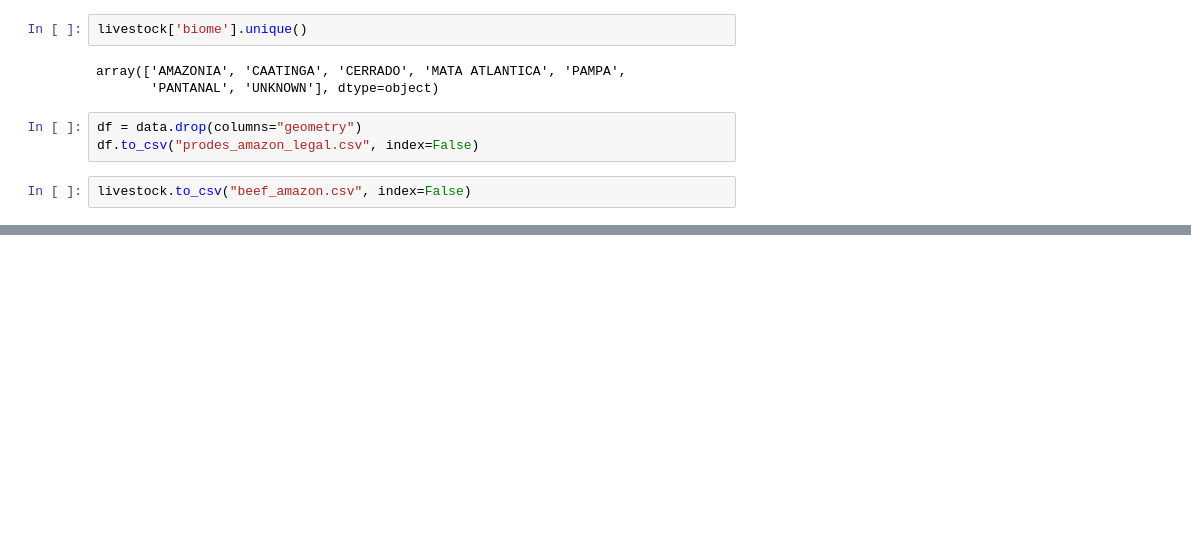
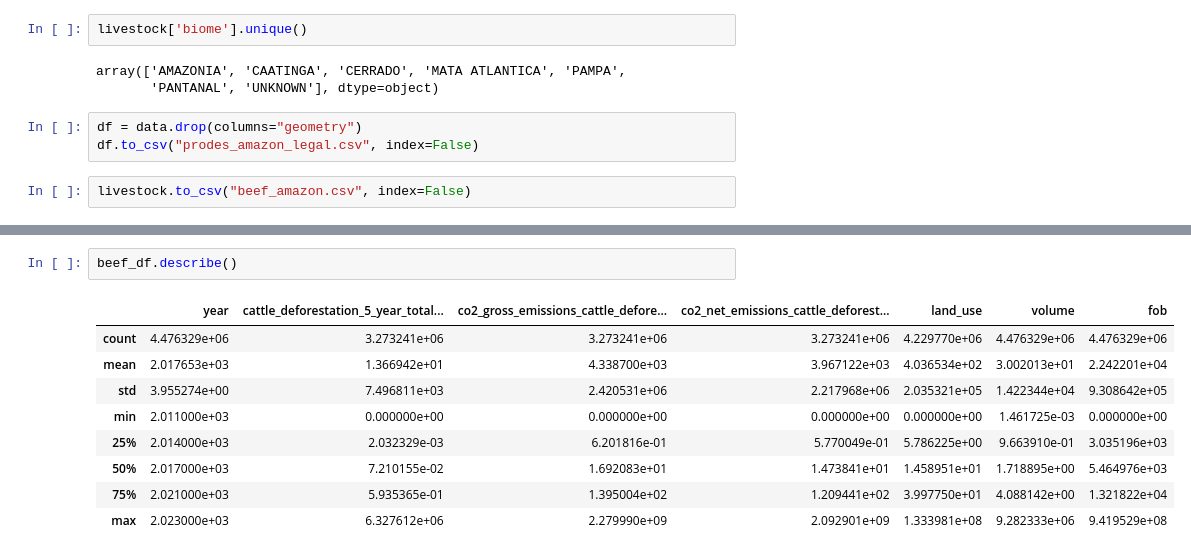
Before and after one commit to 2022171/FinalProject_2022171CarlosAmbrosio, a Jupyter notebook: FinalProject_CapstoneProject_Carlos2022171.ipynb, the cells around one changed output, grey strips where cells are left out. Cells and saved outputs as stored; diff of their text form; blank space fills up the shorter version.

```diff
--- a/FinalProject_CapstoneProject_Carlos2022171.ipynb
+++ b/FinalProject_CapstoneProject_Carlos2022171.ipynb
@@ -50,0 +256,12 @@ livestock.to_csv("beef_amazon.csv", index=False)
+# %%
+beef_df.describe()
+# %% [output]
+|  | year | cattle_deforestation_5_year_total... | co2_gross_emissions_cattle_defore... | co2_net_emissions_cattle_deforest... | land_use | volume | fob |
+| count | 4.476329e+06 | 3.273241e+06 | 3.273241e+06 | 3.273241e+06 | 4.229770e+06 | 4.476329e+06 | 4.476329e+06 |
+| mean | 2.017653e+03 | 1.366942e+01 | 4.338700e+03 | 3.967122e+03 | 4.036534e+02 | 3.002013e+01 | 2.242201e+04 |
+| std | 3.955274e+00 | 7.496811e+03 | 2.420531e+06 | 2.217968e+06 | 2.035321e+05 | 1.422344e+04 | 9.308642e+05 |
+| min | 2.011000e+03 | 0.000000e+00 | 0.000000e+00 | 0.000000e+00 | 0.000000e+00 | 1.461725e-03 | 0.000000e+00 |
+| 25% | 2.014000e+03 | 2.032329e-03 | 6.201816e-01 | 5.770049e-01 | 5.786225e+00 | 9.663910e-01 | 3.035196e+03 |
+| 50% | 2.017000e+03 | 7.210155e-02 | 1.692083e+01 | 1.473841e+01 | 1.458951e+01 | 1.718895e+00 | 5.464976e+03 |
+| 75% | 2.021000e+03 | 5.935365e-01 | 1.395004e+02 | 1.209441e+02 | 3.997750e+01 | 4.088142e+00 | 1.321822e+04 |
+| max | 2.023000e+03 | 6.327612e+06 | 2.279990e+09 | 2.092901e+09 | 1.333981e+08 | 9.282333e+06 | 9.419529e+08 |
```
Also changed, not shown: parts of 23 cells of this notebook.
